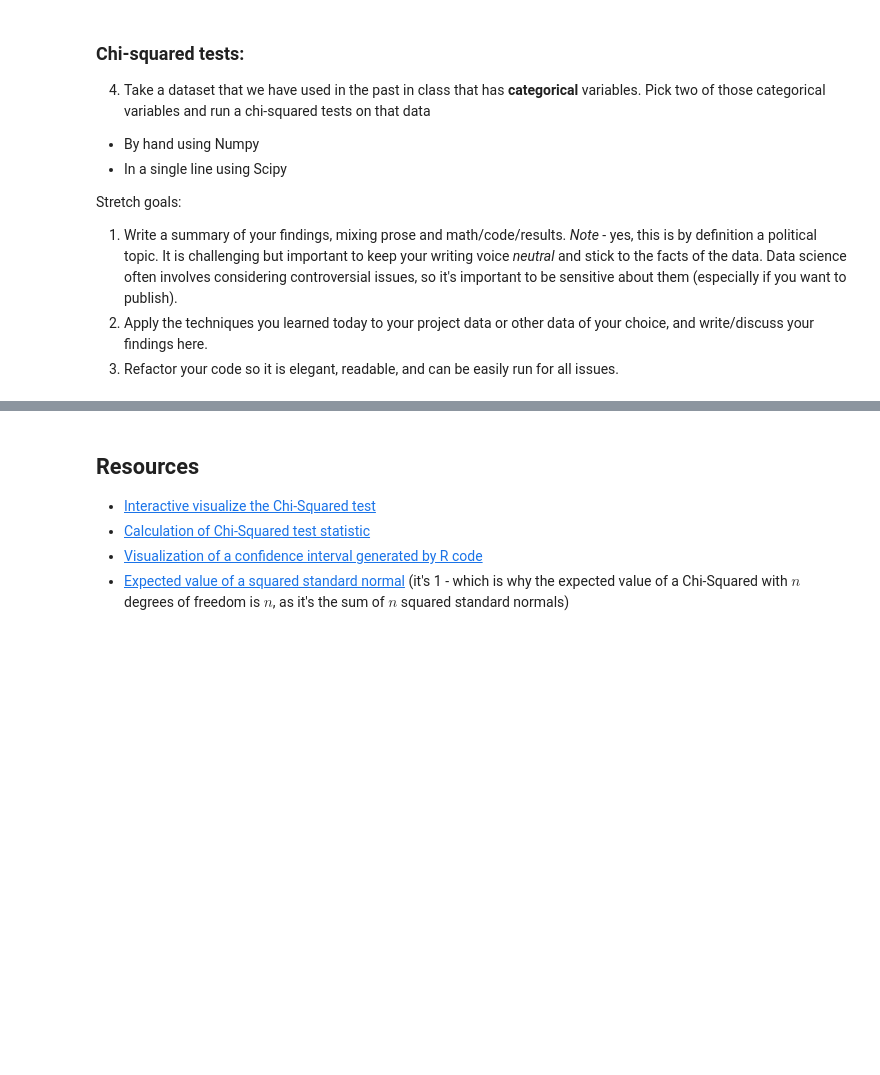
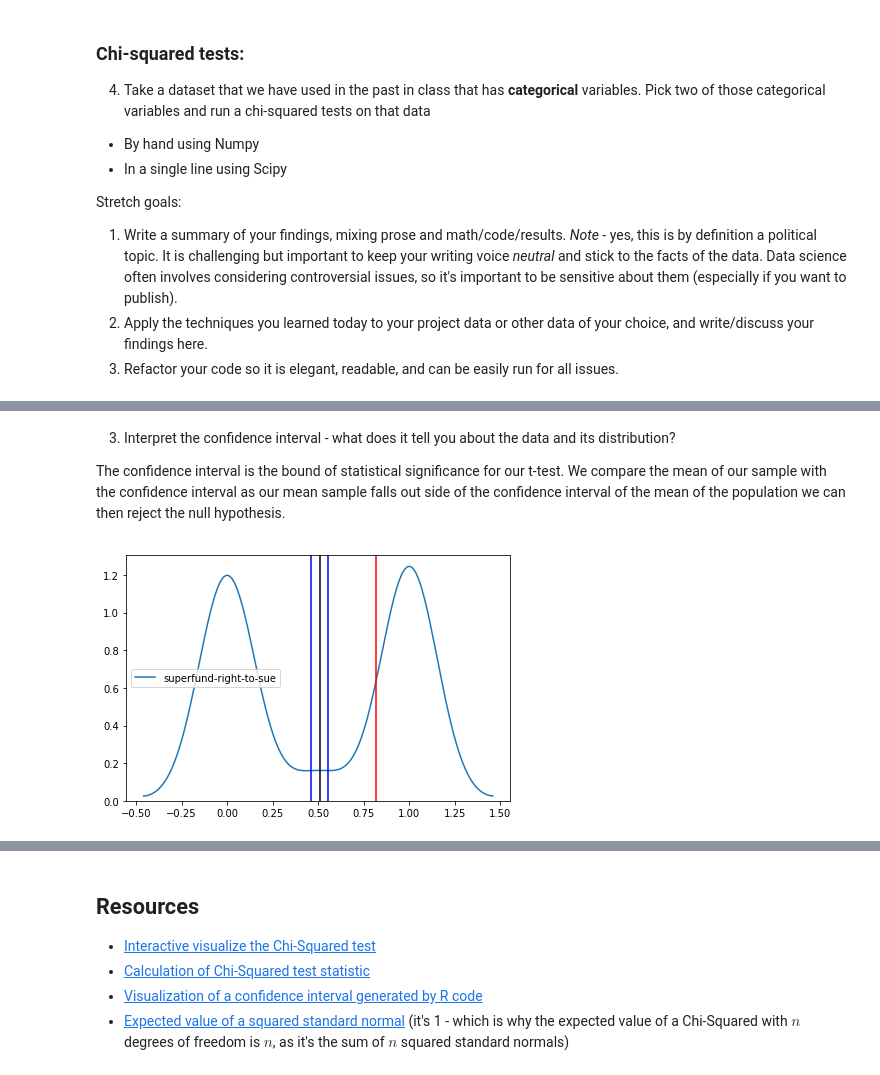
Before and after one commit to alastra32/DS-Unit-1-Sprint-3-Statistical-Tests-and-Experiments, a Jupyter notebook: module2-sampling-confidence-intervals-and-hypothesis-testing/LS_DS6_132_Sampling_Confidence_Intervals_and_Hypothesis_Testing.ipynb, the cells around one changed output, grey strips where cells are left out. Saved outputs shown, nothing was run; the diff lists cells and outputs as text; code cells hidden in the pictures; blank space fills up the shorter version.

```diff
--- a/module2-sampling-confidence-intervals-and-hypothesis-testing/LS_DS6_132_Sampling_Confidence_Intervals_and_Hypothesis_Testing.ipynb
+++ b/module2-sampling-confidence-intervals-and-hypothesis-testing/LS_DS6_132_Sampling_Confidence_Intervals_and_Hypothesis_Testing.ipynb
@@ -570,0 +756,13 @@ Stretch goals:
+# %% [markdown]
+3. Interpret the confidence interval - what does it tell you about the data and its distribution?
+
+The confidence interval is the bound of statistical significance for our t-test. We compare the mean of our sample with the confidence interval as our mean sample falls out side of the confidence interval of the mean of the population we can then reject the null hypothesis.
+# %%
+sns.kdeplot(sample1)
+plt.axvline(x=sample_mean1, color='k')
+plt.axvline(x=sample_mean, color='r')
+plt.axvline(x=confidence_interval1[0], color='b')
+plt.axvline(x=confidence_interval1[1], color='b');
+plt.tight_layout()
+# %% [output]
+[figure, added]
```
Also changed, not shown: parts of 30 cells of this notebook.
